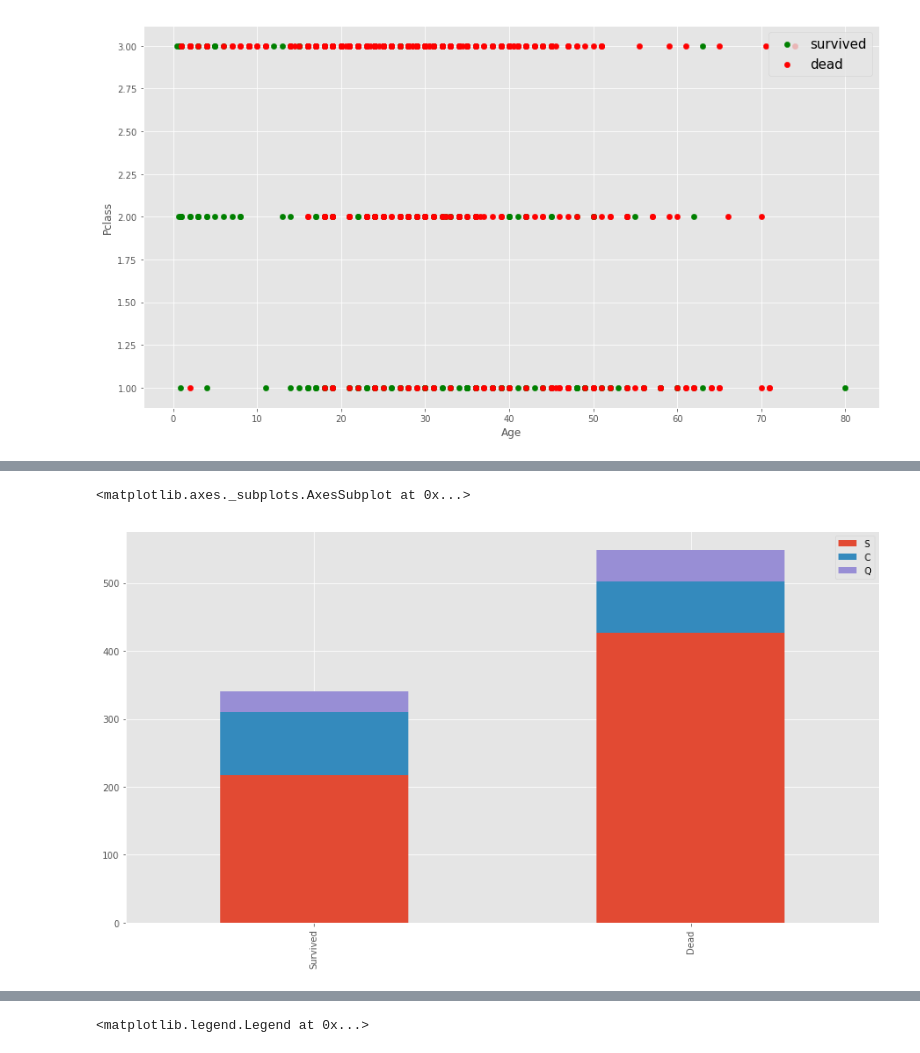
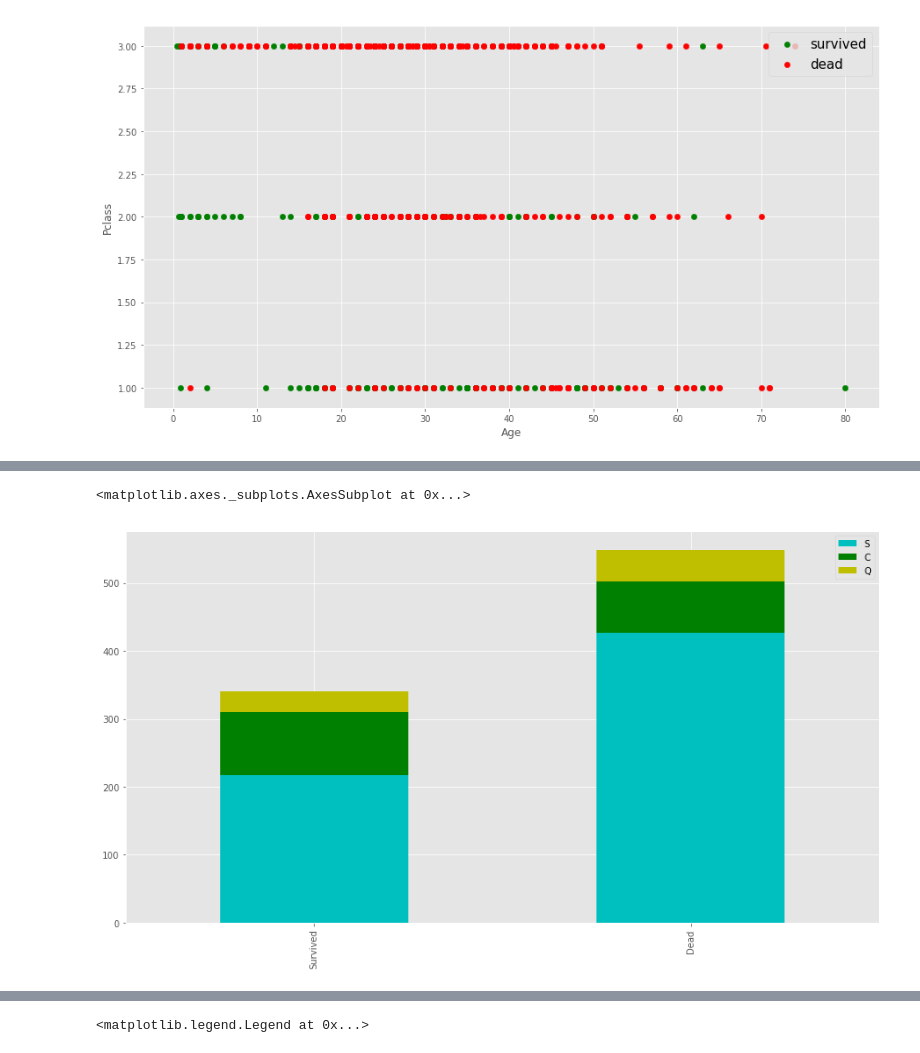
Before and after one commit to ch-tseng/Kaggle-Titanic, a Jupyter notebook: Titanic.ipynb, the cells around one changed output, grey strips where cells are left out. Drawn from its saved outputs; the diff is of its cells as text; code cells hidden in the pictures.

```diff
--- a/Titanic.ipynb
+++ b/Titanic.ipynb
@@ -112,0 +145,3 @@ ValueError: max must be larger than min in range parameter.
+# %%
+train['Family'] = train['Parch'] + train['SibSp']
+test['Family'] = test['Parch'] + test['SibSp']
@@ -416,9 +490,10 @@ df.plot(kind='bar',stacked=False, figsize=(15,8))
 # %%
+
 survived_embark = train[train['Survived']==1]['Embarked'].value_counts()
 dead_embark = train[train['Survived']==0]['Embarked'].value_counts()
 df = pd.DataFrame([survived_embark,dead_embark])
 df.index = ['Survived','Dead']
-df.plot(kind='bar', stacked=True, figsize=(15,8))
+df.plot(kind='bar', stacked=True, figsize=(15,8), color=['c','g','y'])
 # %% [output]
 <matplotlib.axes._subplots.AxesSubplot at 0x...>
-[figure, old version]
+[figure, new version]
```
Also changed, not shown: parts of 96 cells of this notebook.
